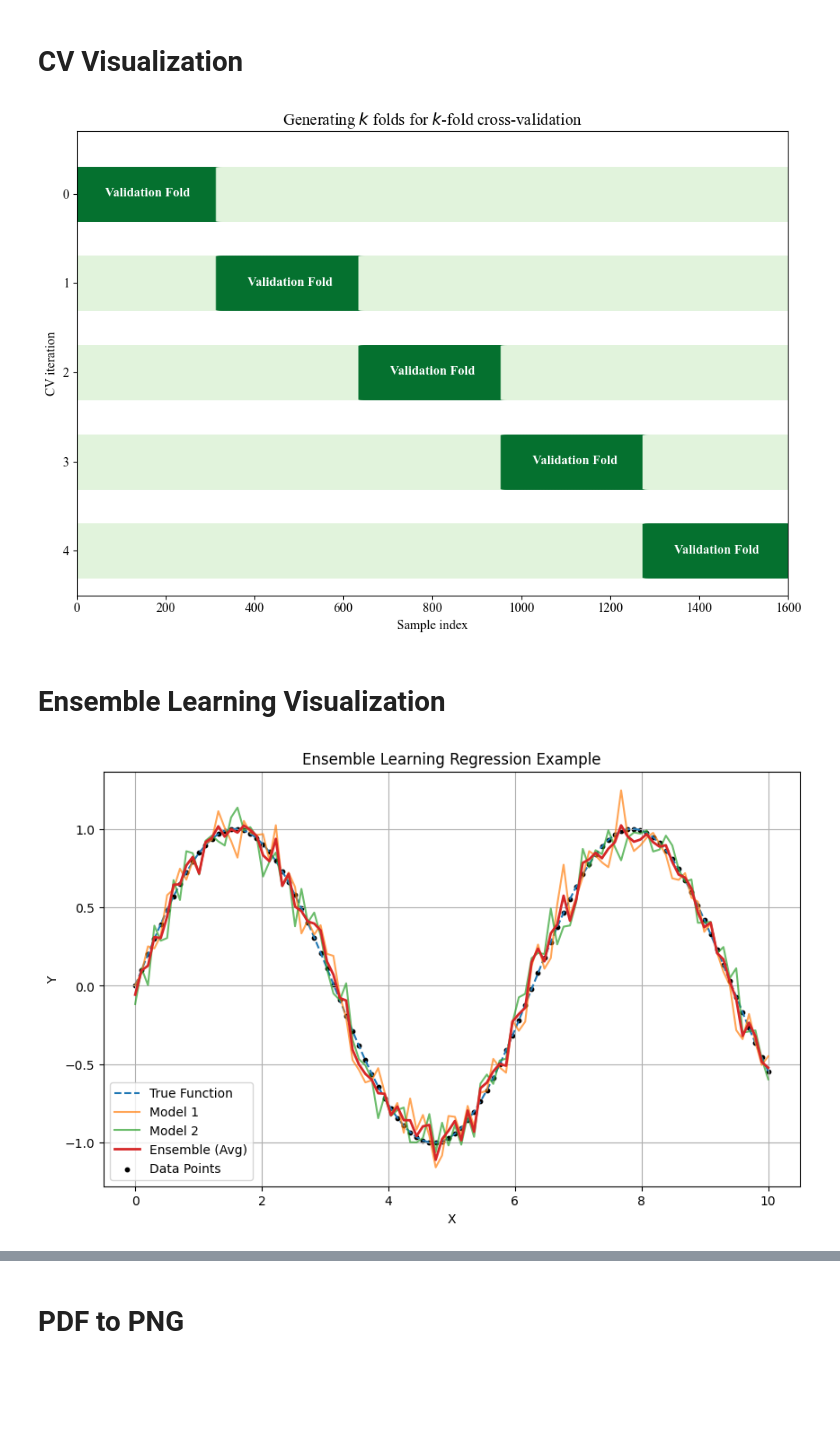
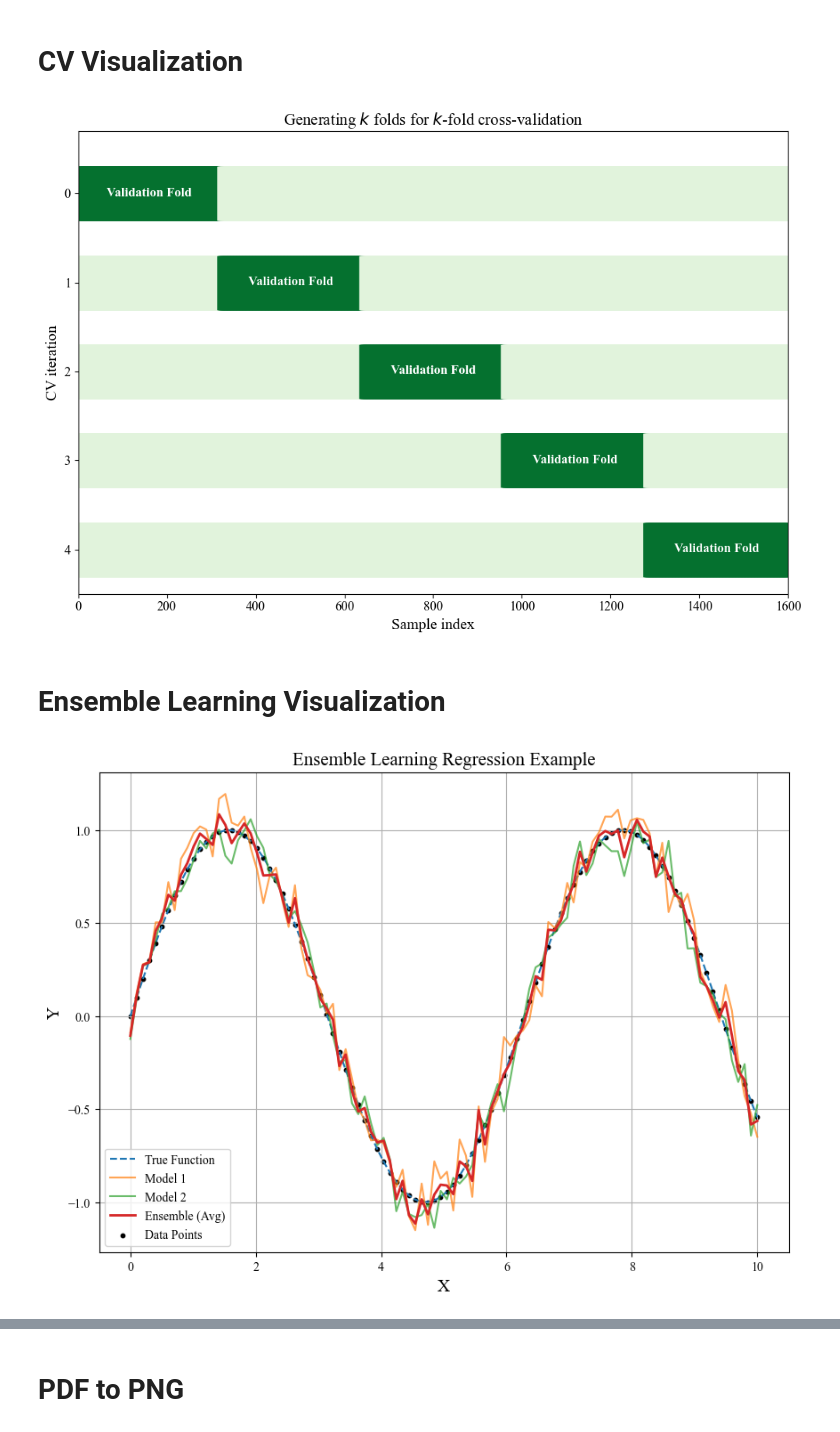
Before and after one commit to ShendoxParadox/Few-shot-satellite-image-classification-OPS-SAT, a Jupyter notebook: visualization.ipynb, the cells around one changed output, grey strips where cells are left out. Saved outputs shown, nothing was run; the diff lists cells and outputs as text; code cells hidden in the pictures; blank space fills up the shorter version.

Commit message:
Modify Ensemble examples

```diff
--- a/visualization.ipynb
+++ b/visualization.ipynb
@@ -58,8 +58,8 @@ def plot_cv_indices(cv, X, y, ax, n_splits, lw=20):
 
     # Set the title and increase font size for x-axis and y-axis titles
     ax.set_title(r'Generating $k$ folds for $k$-fold cross-validation', fontsize=15)
-    ax.set_xlabel("Sample index", fontsize=12)
-    ax.set_ylabel("CV iteration", fontsize=12)
+    ax.set_xlabel("Sample index", fontsize=14)
+    ax.set_ylabel("CV iteration", fontsize=14)
 
     ax.tick_params(axis='x', labelsize=12)
     ax.tick_params(axis='y', labelsize=12)
@@ -90,37 +90,39 @@ fig.savefig('cv_visualization.png', dpi=500)  # Change the file format and DPI a
 plt.tight_layout()
 plt.show()
 # %% [output]
-[figure, old version]
+[figure, new version]
 # %% [markdown]
 # Ensemble Learning Visualization
 # %%
 import numpy as np
 import matplotlib.pyplot as plt
 
 # Create sample data points
 x = np.linspace(0, 10, 100)
 y_true = np.sin(x)
 # + np.random.normal(0, 0.1, 100)  # True underlying function
 y_model1 = np.sin(x) + np.random.normal(0, 0.1, 100)  # Individual model 1
 y_model2 = np.sin(x) + np.random.normal(0, 0.1, 100)  # Individual model 2
 y_ensemble = (y_model1 + y_model2) / 2  # Ensemble model
 
+plt.rcParams['font.family'] = 'Times New Roman'
+
 # Create the plot
-plt.figure(figsize=(10, 6))
+plt.figure(figsize=(10, 7))
 plt.plot(x, y_true, label='True Function', linestyle='dashed')
 plt.plot(x, y_model1, label='Model 1', alpha=0.7)
 plt.plot(x, y_model2, label='Model 2', alpha=0.7)
 plt.plot(x, y_ensemble, label='Ensemble (Avg)', linewidth=2)
 plt.scatter(x, y_true, color='black', s=10, label='Data Points')
-plt.title('Ensemble Learning Regression Example')
-plt.xlabel('X')
-plt.ylabel('Y')
+plt.title('Ensemble Learning Regression Example', fontsize=15)
+plt.xlabel('X', fontsize=14)
+plt.ylabel('Y', fontsize=14)
 plt.legend()
 plt.grid()
 plt.savefig('ensemble_learning.png', dpi=500)  # Change the file format and DPI as needed
 plt.show()
 # %% [output]
-[figure, old version]
+[figure, new version]
 # %%
 import numpy as np
 import matplotlib.pyplot as plt
```
Also changed, not shown: parts of 1 cell of this notebook.
